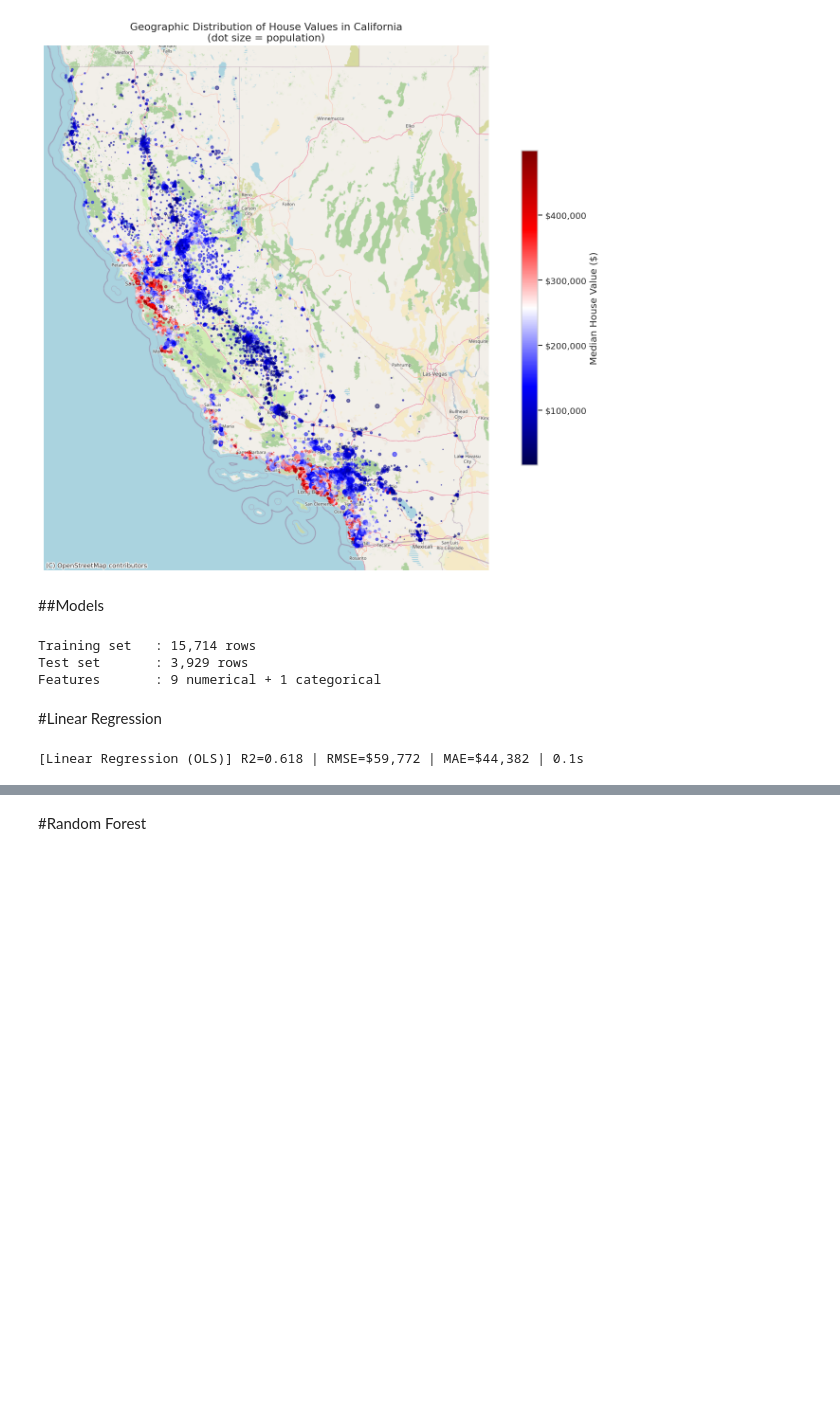
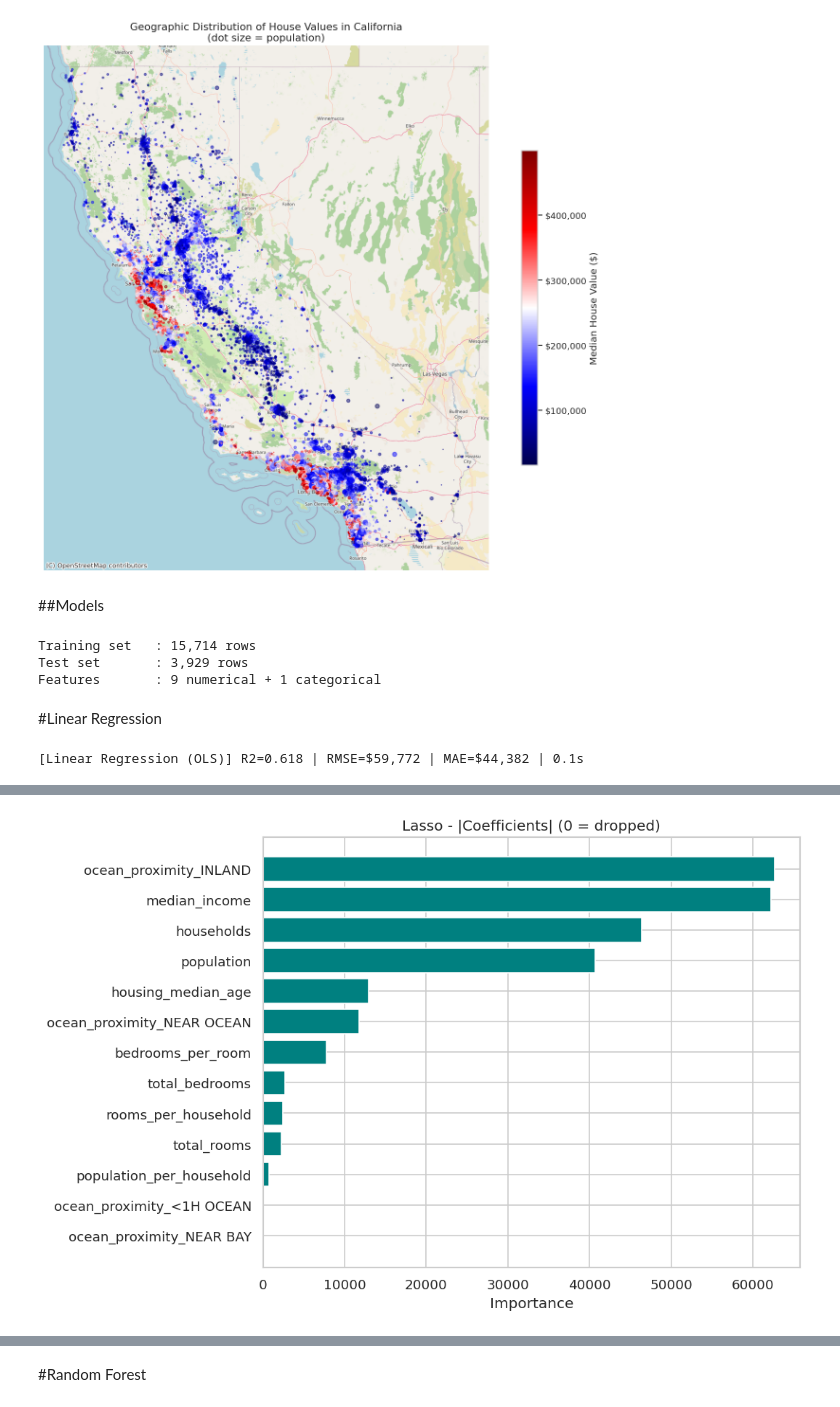
Before and after one commit to toni2174301/CFF-, a Jupyter notebook: Main.ipynb, the cells around one changed output, grey strips where cells are left out. Cells and saved outputs as stored; diff of their text form; code cells hidden in the pictures; blank space fills up the shorter version.

```diff
--- a/Main.ipynb
+++ b/Main.ipynb
@@ -520,0 +616,11 @@ print(f"  Best alpha (Lasso): {gs_lasso.best_params_}")
+# %%
+# ============================================================
+#VARIABLE IMPORTANCE: LASSO
+# ============================================================
+
+best_lasso = gs_lasso.best_estimator_
+lasso_coefs = np.abs(best_lasso.named_steps['model'].coef_)
+plot_importance(lasso_coefs, get_feature_names(best_lasso),
+                'Lasso - |Coefficients| (0 = dropped)', color='teal')
+# %% [output]
+[figure, added]
```
Also changed, not shown: parts of 19 cells of this notebook.
